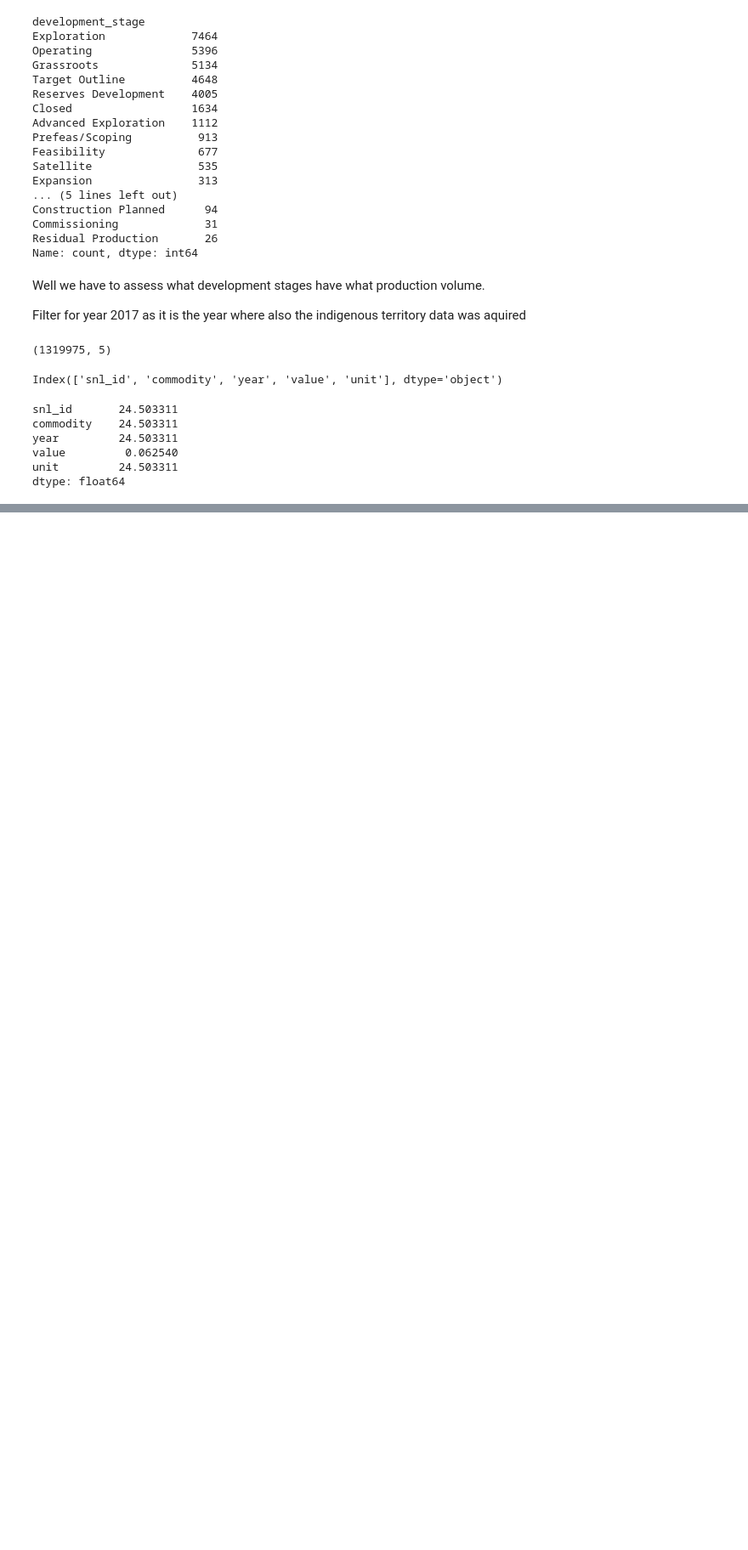
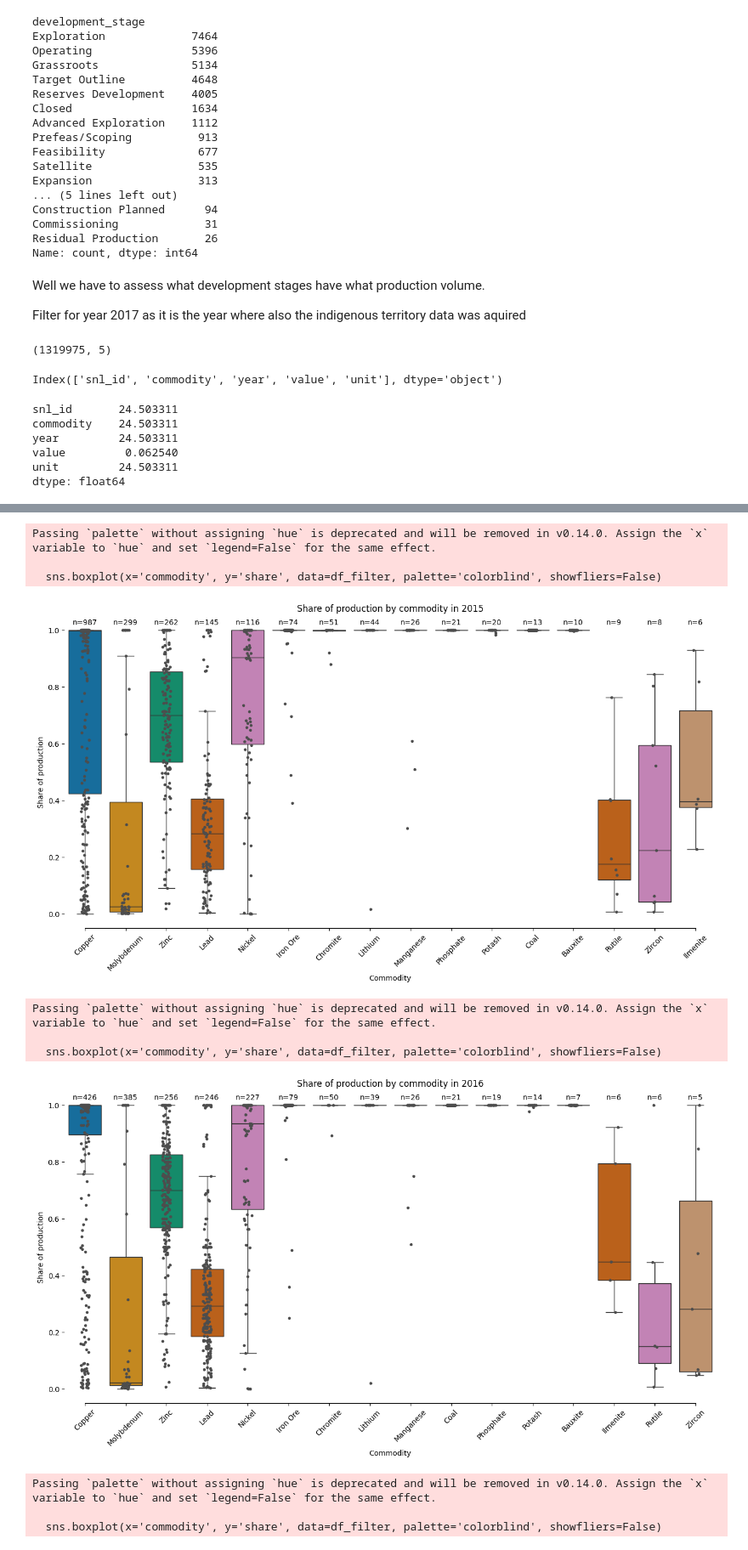
Before and after one commit to cbenitezavila/DCRM, a Jupyter notebook: snl_weight_confidence.ipynb, the cells around one changed output, grey strips where cells are left out. Shown at 85% size. Drawn from its saved outputs; the diff is of its cells as text; code cells hidden in the pictures; blank space fills up the shorter version.

```diff
--- a/snl_weight_confidence.ipynb
+++ b/snl_weight_confidence.ipynb
@@ -80,0 +164,2 @@ snl_prod17[snl_prod17.year.isna()].head()
+# %%
+dev_status_year = vsnl_filter.groupby('year')['development_stage'].value_counts().reset_index()
@@ -80,0 +216,2 @@ snl_prod17[snl_prod17.year.isna()].head()
+# %%
+vsnl_dev = vsnl_filter[vsnl_filter.development_stage.isin(['Operating', 'Expansion'])]
@@ -80,0 +224,9 @@ snl_prod17[snl_prod17.year.isna()].head()
+# %%
+share = (vsnl_dev.groupby(['snl_id', 'year', 'commodity' ])
+              .agg({'value': 'sum'}).round(1)
+              .reset_index())
+
+
+
+share['value_total'] = share.groupby(['snl_id', 'year'])['value'].transform('sum').round(1)
+share['share'] = share['value'] / share['value_total'].round(2)
@@ -80,0 +271,44 @@ snl_prod17[snl_prod17.year.isna()].head()
+# %%
+def yearly_box_plot(df, years):
+    for y in years:
+        df_y = df[df.year == y]
+        high_volume_com = df_y.groupby('commodity').filter(lambda x: x['value'].sum() > 10**5 )  # we plot only commodities with total production > 1000 tonnes
+
+        high_volume_com_adjusted = high_volume_com[~high_volume_com.commodity.isin(['Heavy Mineral Sands'])]  # Remove Gold from the list of commodities
+        df_filter = df_y[df_y.commodity.isin(high_volume_com_adjusted.commodity)]
+
+        plt.figure(figsize=(16, 6))
+        sns.boxplot(x='commodity', y='share', data=df_filter, palette='colorblind', showfliers=False)
+        sns.stripplot(data=df_filter, x="commodity", y="share", size=4, color=".3")
+
+        # Annotate with sample size
+        n_obs = df_filter['commodity'].value_counts()
+        for i, commodity in enumerate(n_obs.index):
+            plt.text(i, 1 + 0.02,  # Adjust 0.01 for spacing
+                     f'n={n_obs[commodity]}',
+                     horizontalalignment='center',
+                     size='medium',
+                     color='black')
+
+        plt.title(f'Share of production by commodity in {y}')
+        plt.ylabel('Share of production')
+        plt.xlabel('Commodity')
+        plt.xticks(rotation=45)
+        sns.despine(trim=True, left=True)
+        plt.subplots_adjust(top=1.1)
+        plt.savefig(f'fig/boxplot_share_{y}.png')
+        plt.show()
+# %%
+yearly_box_plot(share,np.arange(2015, 2019))
+# %% [output]
+Passing `palette` without assigning `hue` is deprecated and will be removed in v0.14.0. Assign the `x` variable to `hue` and set `legend=False` for the same effect.
+
+  sns.boxplot(x='commodity', y='share', data=df_filter, palette='colorblind', showfliers=False)
+[figure, added]
+Passing `palette` without assigning `hue` is deprecated and will be removed in v0.14.0. Assign the `x` variable to `hue` and set `legend=False` for the same effect.
+
+  sns.boxplot(x='commodity', y='share', data=df_filter, palette='colorblind', showfliers=False)
+[figure, added]
+Passing `palette` without assigning `hue` is deprecated and will be removed in v0.14.0. Assign the `x` variable to `hue` and set `legend=False` for the same effect.
+
+  sns.boxplot(x='commodity', y='share', data=df_filter, palette='colorblind', showfliers=False)
```
Also changed, not shown: parts of 43 cells of this notebook, 2 other files.
